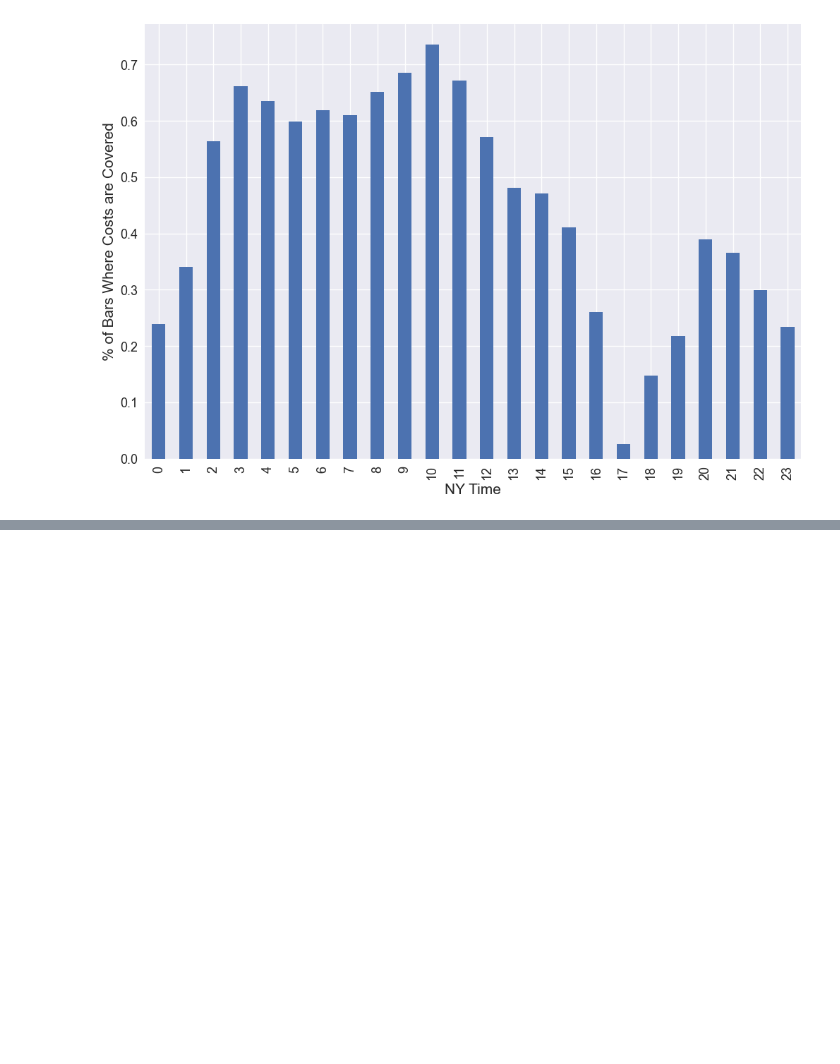
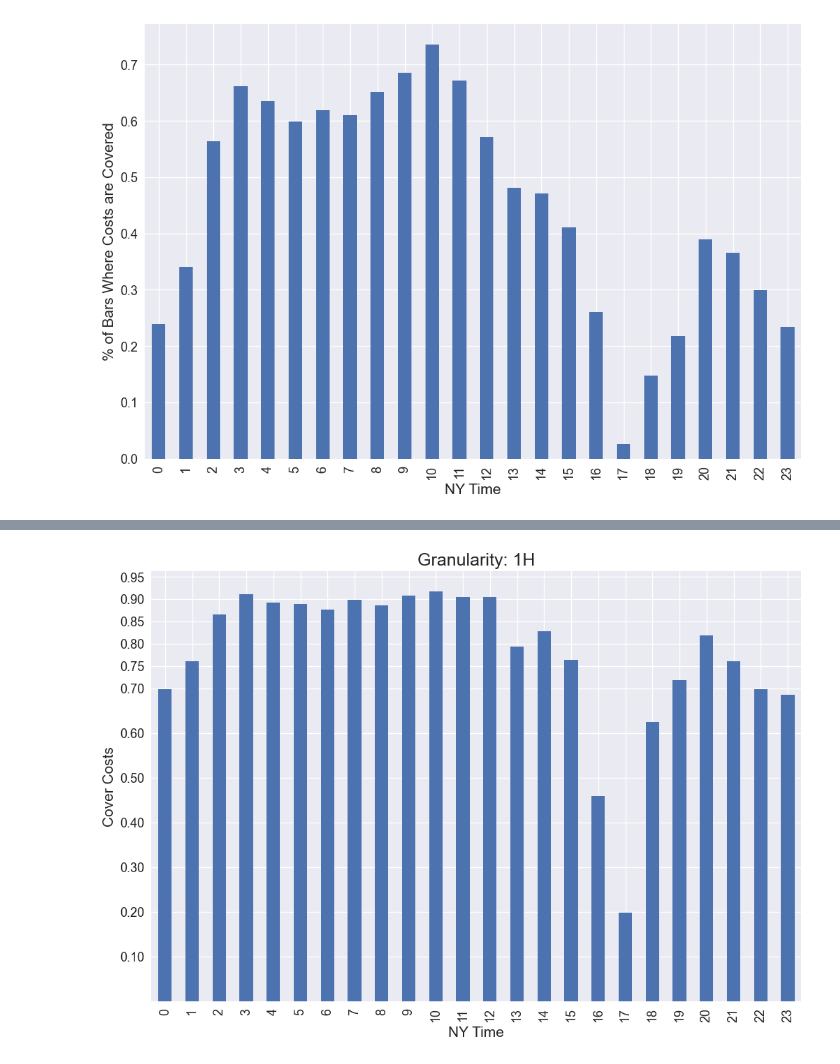
Before and after one commit to mnash29/QuantStrategies, a Jupyter notebook: samples/notebooks/control_trading_costs.ipynb, the cells around one changed output, grey strips where cells are left out. Cells and saved outputs as stored; diff of their text form; code cells hidden in the pictures; blank space fills up the shorter version.

```diff
--- a/samples/notebooks/control_trading_costs.ipynb
+++ b/samples/notebooks/control_trading_costs.ipynb
@@ -192,0 +241,4 @@ plt.show()
+# %%
+hours_of_granularity(freq="1H")
+# %% [output]
+[figure, added]
```
Also changed, not shown: parts of 6 cells of this notebook.
